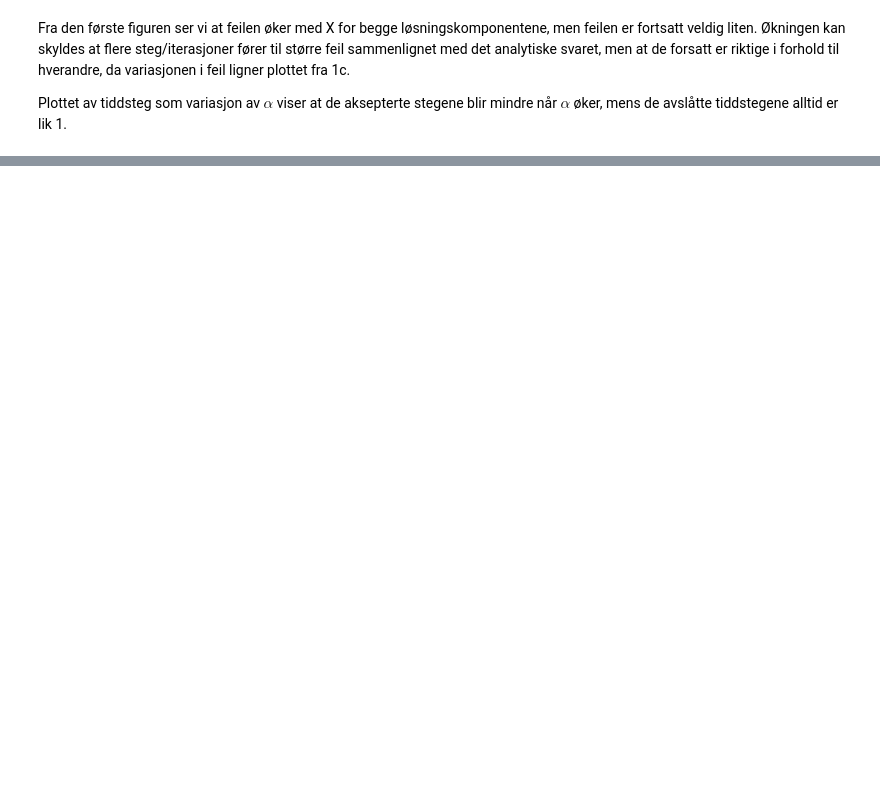
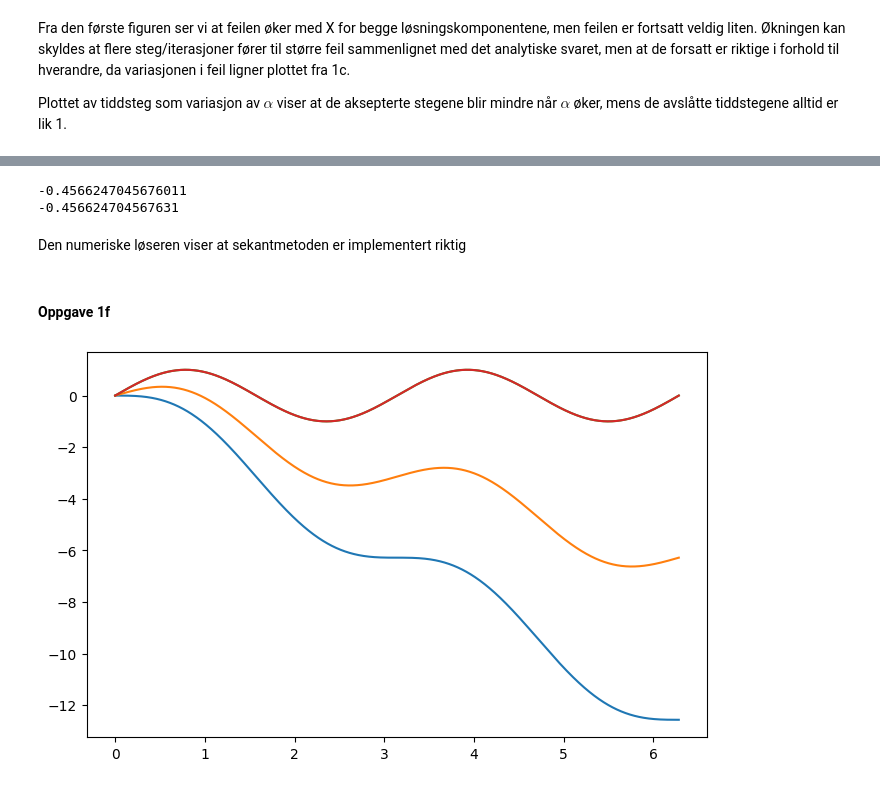
Before and after one commit to selmaberg05/TMA4320-Prosjekt3-gruppe-Andrihol-Emilyan-Selmahbe, a Jupyter notebook: Prosjekt3.ipynb, the cells around one changed output, grey strips where cells are left out. Cells and saved outputs as stored; diff of their text form; code cells hidden in the pictures; blank space fills up the shorter version.

```diff
--- a/Prosjekt3.ipynb
+++ b/Prosjekt3.ipynb
@@ -106,0 +134,79 @@ Plottet av tiddsteg som variasjon av $\alpha$ viser at de aksepterte stegene bli
+# %%
+def secant(g, z0, z1, tol):
+    z_nm2 = z0
+    z_nm1 = z1
+    while True:
+        zn = (z_nm2 * g(z_nm1) - z_nm1 * g(z_nm2)) / (g(z_nm1) - g(z_nm2))
+        est = abs(z_nm1 - zn)
+        if est < tol:
+            break
+        z_nm2 = z_nm1
+        z_nm1 = zn
+    return zn
+
+z0 = 0
+z1 = 0.1
+tol = 1e-7
+
+def g(z):
+    return z + np.sin(z) + np.cos(z)
+#Sekant
+print(secant(g, z0, z1, tol))
+#Analytisk
+z = sp.symbols('z')
+print(sp.nsolve(z + sp.sin(z) + sp.cos(z), 0))
+# %% [output]
+-0.4566247045676011
+-0.456624704567631
+# %% [markdown]
+Den numeriske løseren viser at sekantmetoden er implementert riktig
+# %% [markdown]
+#### Oppgave 1f
+# %%
+def secant_new(g, z0, z1, tol, max_iter=1000):
+    roots = [z0, z1]
+    z_nm2 = z0
+    z_nm1 = z1
+
+    for i in range(max_iter):
+        zn = (z_nm2 * g(z_nm1) - z_nm1 * g(z_nm2)) / (g(z_nm1) - g(z_nm2))
+        roots.append(zn)
+
+        if abs(z_nm1 - zn) < tol:
+            return roots
+
+        z_nm2 = z_nm1
+        z_nm1 = zn
+
+    raise ValueError("Konvergerer ikke")
+
+def bvp(b, x0, xend, f, h0, tol, alpha):
+    y_init = np.array([0.0, b], dtype=float)
+    X, Y, stats = rk(x0, xend, y_init, f, h0, tol, alpha)
+    return Y[-1, 0]
+
+x0 = 0.0
+y0 = np.array([0.0, 1],dtype=float )
+xend = 2 * np.pi
+alpha = 0.8
+tol = 1e-7
+h0 = 0.1
+
+g = lambda b: bvp(b, x0, xend, f, h0, tol, alpha)
+
+b0 = 0.0
+b1 = 1.0
+
+roots = secant_new(g, b0, b1, tol, max_iter=1000)
+
+plt.figure(figsize=(8,5))
+for i, b in enumerate(roots):
+    y_init = np.array([0.0, b], dtype=float)
+    X, Y, stats = rk(x0, xend, y_init, f, h0, tol, alpha)
+    plt.plot(X, Y[:, 0], label=f"Iterasjon {i}: b={b:.6f}")
+
+
+
+plt.show()
+# %% [output]
+[figure, added]
```
Also changed, not shown: parts of 13 cells of this notebook.
